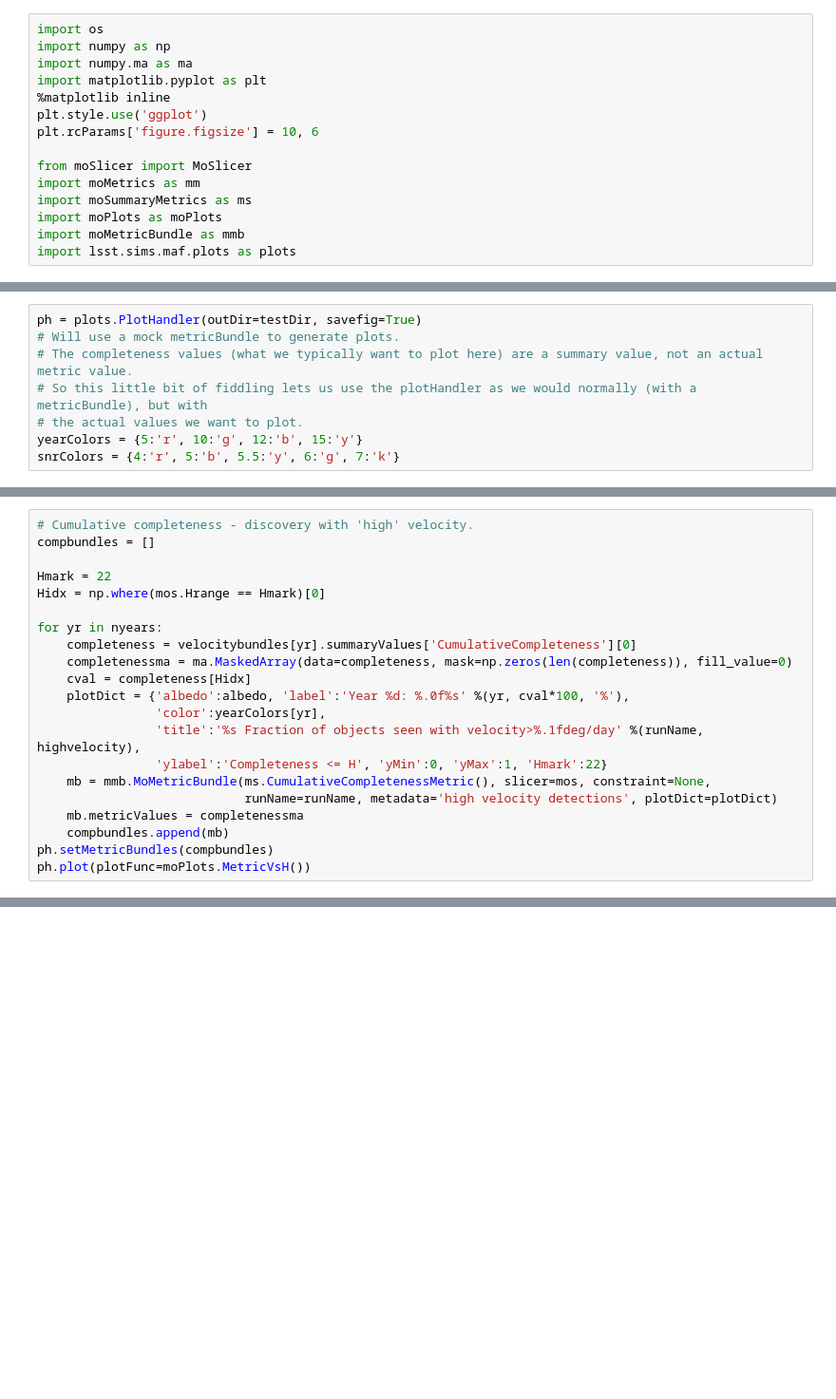
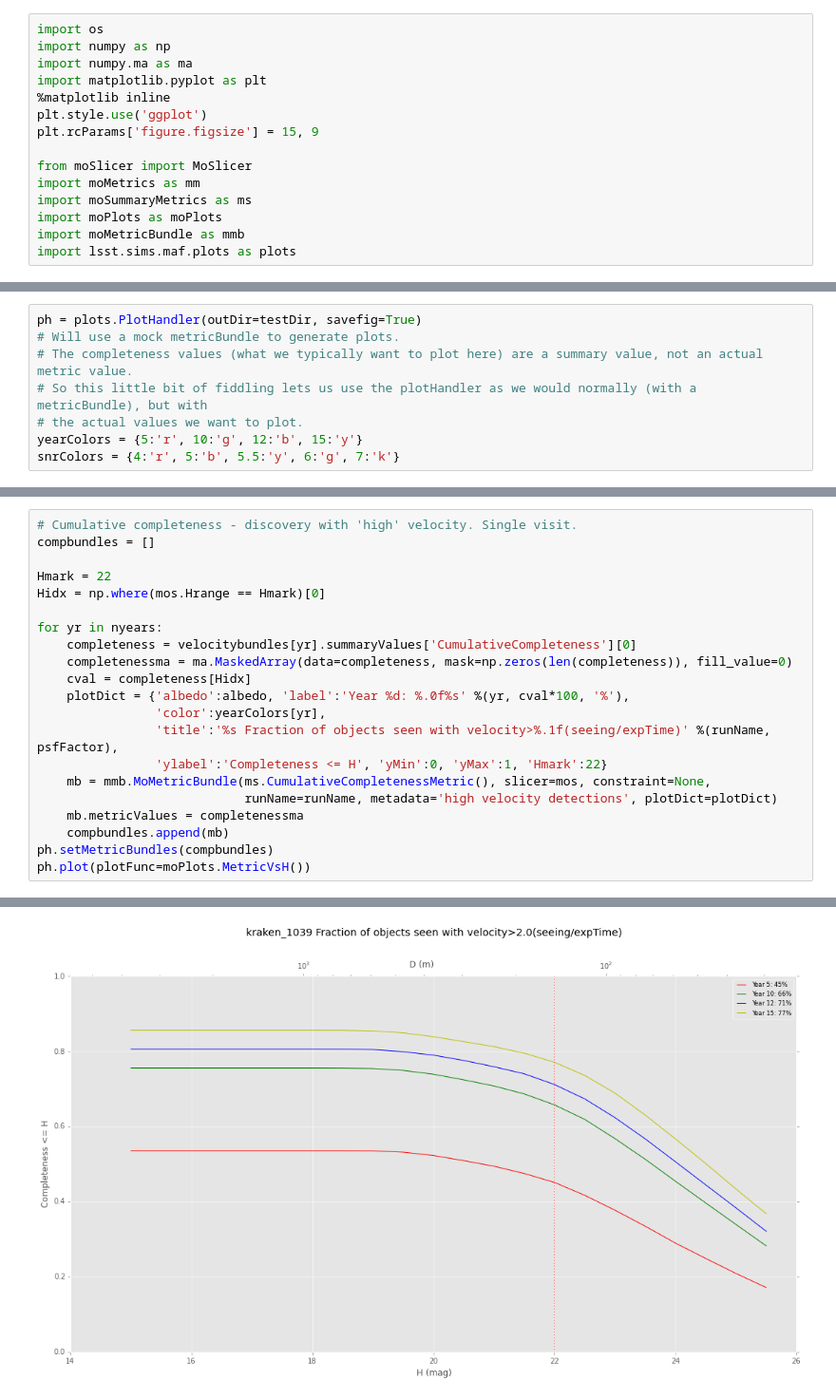
Before and after one commit to rhiannonlynne/MafSSO, a Jupyter notebook: NEOs.ipynb, the cells around one changed output, grey strips where cells are left out. Shown at 95% size. Cells and saved outputs as stored; diff of their text form; blank space fills up the shorter version.

Commit message:
rerun notebook with new metrics

```diff
--- a/NEOs.ipynb
+++ b/NEOs.ipynb
@@ -5,7 +5,7 @@ import numpy.ma as ma
 import matplotlib.pyplot as plt
 %matplotlib inline
 plt.style.use('ggplot')
-plt.rcParams['figure.figsize'] = 10, 6
+plt.rcParams['figure.figsize'] = 15, 9
 
 from moSlicer import MoSlicer
 import moMetrics as mm
@@ -215,21 +237,0 @@ ph.plot(plotFunc=moPlots.MetricVsH())
-# %%
-# Cumulative completeness - discovery with 'high' velocity.
-compbundles = []
-
-Hmark = 22
-Hidx = np.where(mos.Hrange == Hmark)[0]
-
-for yr in nyears:
-    completeness = velocitybundles[yr].summaryValues['CumulativeCompleteness'][0]
-    completenessma = ma.MaskedArray(data=completeness, mask=np.zeros(len(completeness)), fill_value=0)
-    cval = completeness[Hidx]
-    plotDict = {'albedo':albedo, 'label':'Year %d: %.0f%s' %(yr, cval*100, '%'),
-                'color':yearColors[yr],
-                'title':'%s Fraction of objects seen with velocity>%.1fdeg/day' %(runName, highvelocity),
-                'ylabel':'Completeness <= H', 'yMin':0, 'yMax':1, 'Hmark':22}
-    mb = mmb.MoMetricBundle(ms.CumulativeCompletenessMetric(), slicer=mos, constraint=None,
-                            runName=runName, metadata='high velocity detections', plotDict=plotDict)
-    mb.metricValues = completenessma
-    compbundles.append(mb)
-ph.setMetricBundles(compbundles)
-ph.plot(plotFunc=moPlots.MetricVsH())
@@ -292,0 +262,22 @@ ph.plot(plotFunc=moPlots.MetricVsH())
+# %%
+# Cumulative completeness - discovery with 'high' velocity. Single visit.
+compbundles = []
+
+Hmark = 22
+Hidx = np.where(mos.Hrange == Hmark)[0]
+
+for yr in nyears:
+    completeness = velocitybundles[yr].summaryValues['CumulativeCompleteness'][0]
+    completenessma = ma.MaskedArray(data=completeness, mask=np.zeros(len(completeness)), fill_value=0)
+    cval = completeness[Hidx]
+    plotDict = {'albedo':albedo, 'label':'Year %d: %.0f%s' %(yr, cval*100, '%'),
+                'color':yearColors[yr],
+                'title':'%s Fraction of objects seen with velocity>%.1f(seeing/expTime)' %(runName, psfFactor),
+                'ylabel':'Completeness <= H', 'yMin':0, 'yMax':1, 'Hmark':22}
+    mb = mmb.MoMetricBundle(ms.CumulativeCompletenessMetric(), slicer=mos, constraint=None,
+                            runName=runName, metadata='high velocity detections', plotDict=plotDict)
+    mb.metricValues = completenessma
+    compbundles.append(mb)
+ph.setMetricBundles(compbundles)
+ph.plot(plotFunc=moPlots.MetricVsH())
+# %% [output]
@@ -292,0 +285 @@ ph.plot(plotFunc=moPlots.MetricVsH())
+[figure, added]
```
Also changed, not shown: parts of 17 cells of this notebook.
